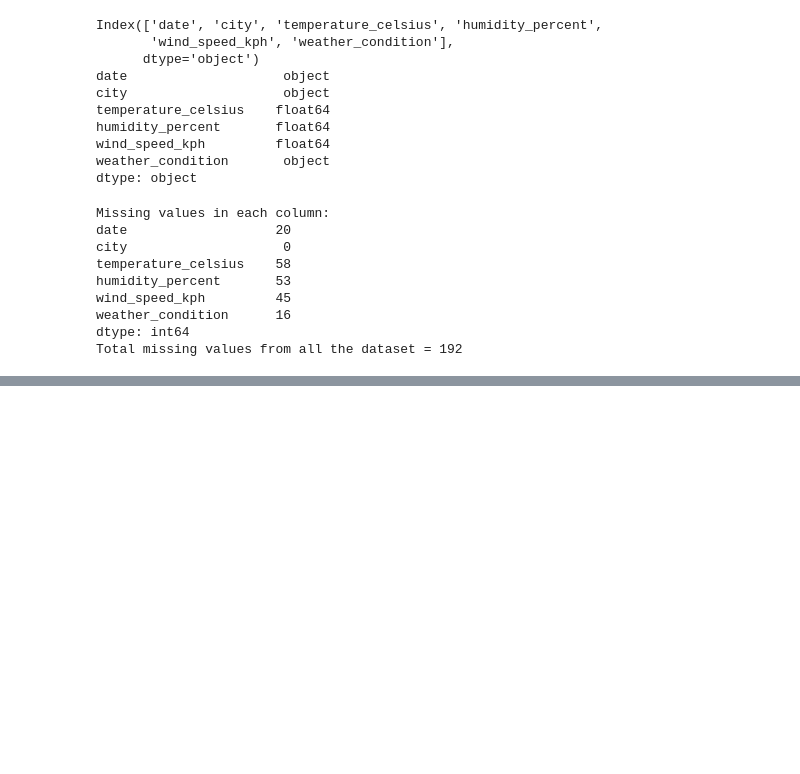
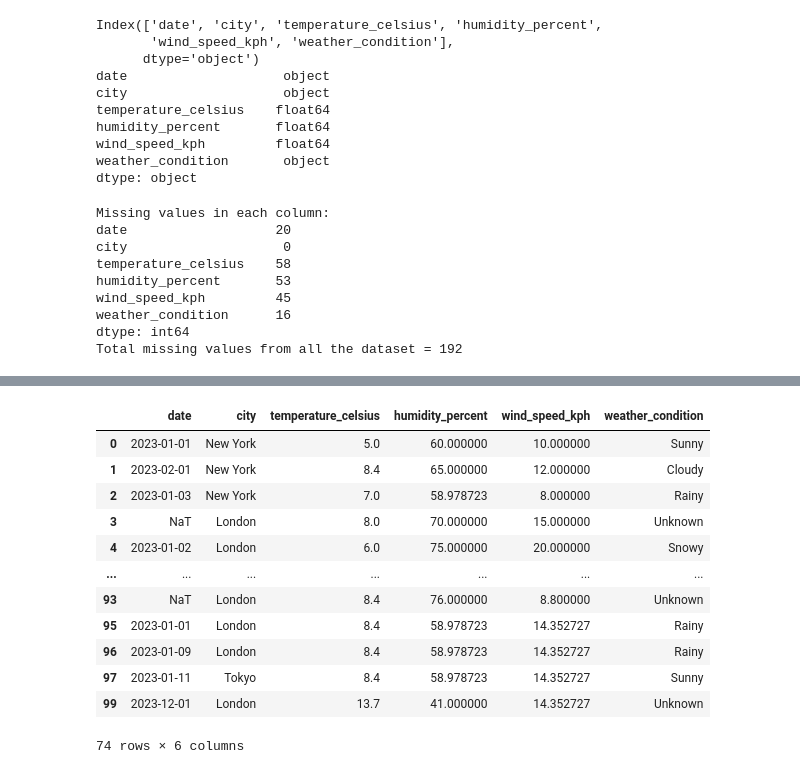
Before and after one commit to itsdagi/shega-data-engineering, a Jupyter notebook: climate.ipynb, the cells around one changed output, grey strips where cells are left out. Cells and saved outputs as stored; diff of their text form; code cells hidden in the pictures; blank space fills up the shorter version.

```diff
--- a/climate.ipynb
+++ b/climate.ipynb
@@ -61,0 +136,21 @@ Total missing values from all the dataset = 192
+# %%
+# now lets drop where weather condition is null or unknown
+# for na values
+cleaned_data = imputed_data.dropna(subset=['weather_condition'])
+# for unknown values
+cleaned_data = cleaned_data[cleaned_data['weather_condition'] != 'unknown']
+cleaned_data
+# %% [output]
+|  | date | city | temperature_celsius | humidity_percent | wind_speed_kph | weather_condition |
+| 0 | 2023-01-01 | New York | 5.0 | 60.000000 | 10.000000 | Sunny |
+| 1 | 2023-02-01 | New York | 8.4 | 65.000000 | 12.000000 | Cloudy |
+| 2 | 2023-01-03 | New York | 7.0 | 58.978723 | 8.000000 | Rainy |
+| 3 | NaT | London | 8.0 | 70.000000 | 15.000000 | Unknown |
+| 4 | 2023-01-02 | London | 6.0 | 75.000000 | 20.000000 | Snowy |
+| ... | ... | ... | ... | ... | ... | ... |
+| 93 | NaT | London | 8.4 | 76.000000 | 8.800000 | Unknown |
+| 95 | 2023-01-01 | London | 8.4 | 58.978723 | 14.352727 | Rainy |
+| 96 | 2023-01-09 | London | 8.4 | 58.978723 | 14.352727 | Rainy |
+| 97 | 2023-01-11 | Tokyo | 8.4 | 58.978723 | 14.352727 | Sunny |
+| 99 | 2023-12-01 | London | 13.7 | 41.000000 | 14.352727 | Unknown |
+74 rows × 6 columns
```
Also changed, not shown: parts of 10 cells of this notebook.
